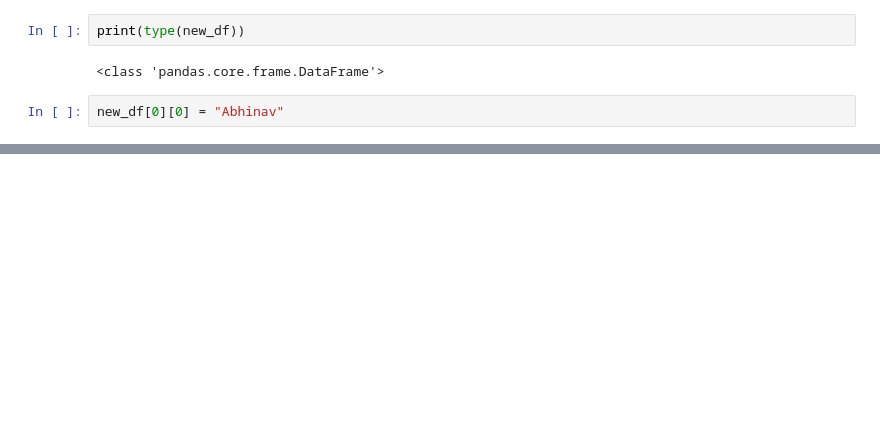
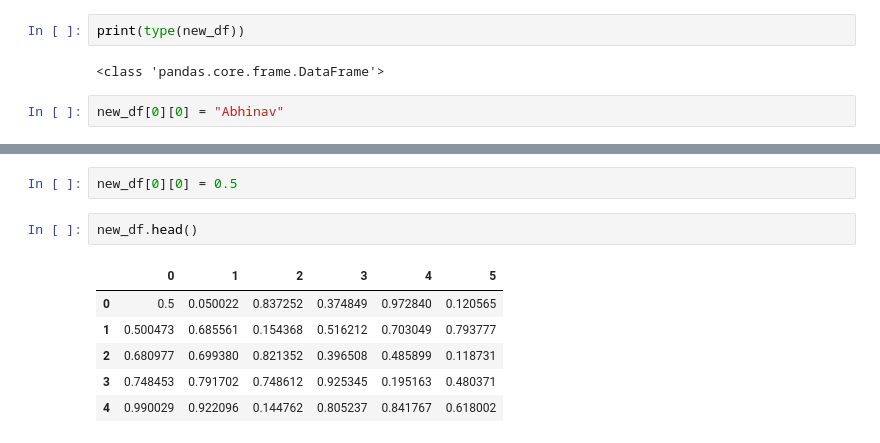
Before and after one commit to Brodevil/Competative-Programming, a Jupyter notebook: Learning/Pandas_.ipynb, the cells around one changed output, grey strips where cells are left out. Saved outputs shown, nothing was run; the diff lists cells and outputs as text; blank space fills up the shorter version.

```diff
--- a/Learning/Pandas_.ipynb
+++ b/Learning/Pandas_.ipynb
@@ -178,0 +176,11 @@ new_df.head()
+# %%
+new_df[0][0] = 0.5
+# %%
+new_df.head()
+# %% [output]
+|  | 0 | 1 | 2 | 3 | 4 | 5 |
+| 0 | 0.5 | 0.050022 | 0.837252 | 0.374849 | 0.972840 | 0.120565 |
+| 1 | 0.500473 | 0.685561 | 0.154368 | 0.516212 | 0.703049 | 0.793777 |
+| 2 | 0.680977 | 0.699380 | 0.821352 | 0.396508 | 0.485899 | 0.118731 |
+| 3 | 0.748453 | 0.791702 | 0.748612 | 0.925345 | 0.195163 | 0.480371 |
+| 4 | 0.990029 | 0.922096 | 0.144762 | 0.805237 | 0.841767 | 0.618002 |
```
Also changed, not shown: parts of 16 cells of this notebook.
